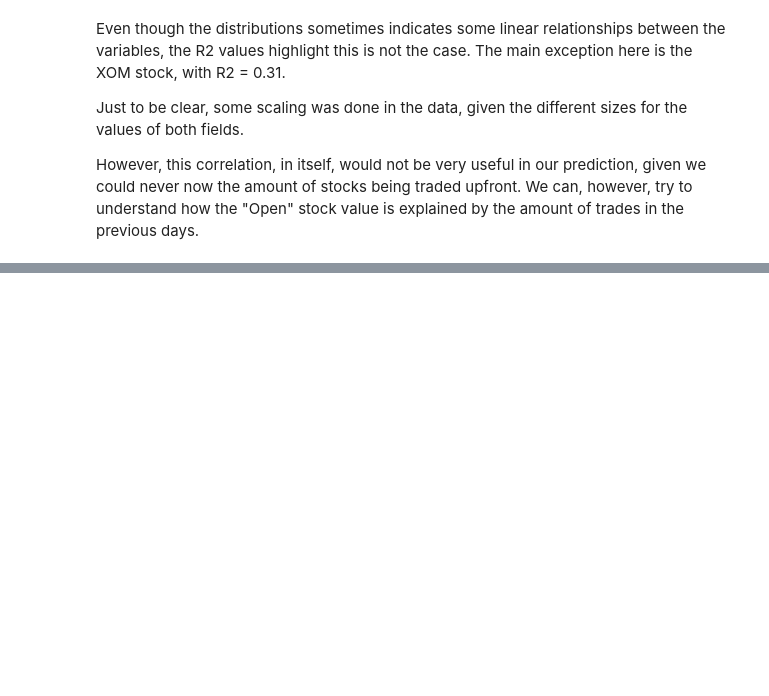
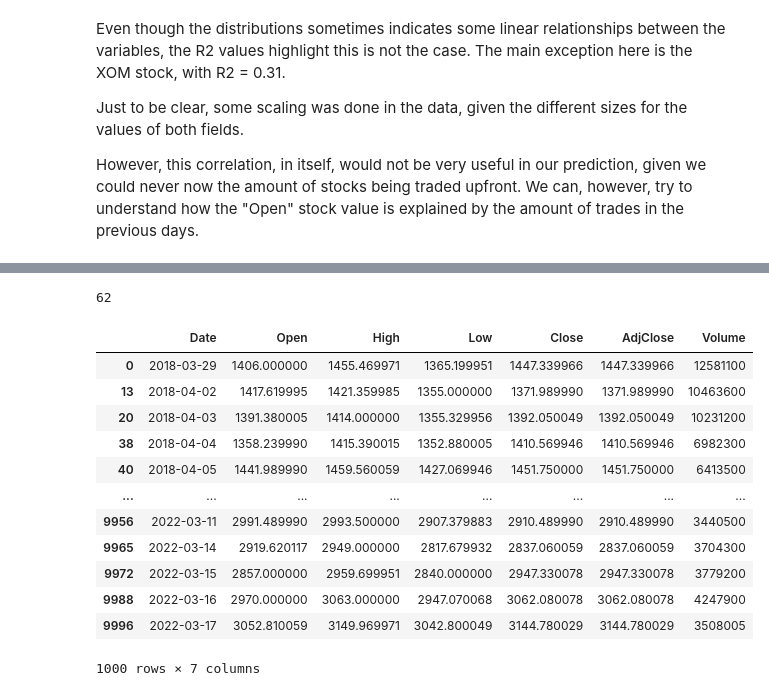
Before and after one commit to epdrumond/stock_prediction_pipeline, a Jupyter notebook: investigating_stock_prices.ipynb, the cells around one changed output, grey strips where cells are left out. Drawn from its saved outputs; the diff is of its cells as text; code cells hidden in the pictures; blank space fills up the shorter version.

```diff
--- a/investigating_stock_prices.ipynb
+++ b/investigating_stock_prices.ipynb
@@ -345,0 +383,20 @@ The "Volume" autocorrelation is not as strong as observed in "Open". For most of
+# %%
+get_lags(stocks_dict['CVS'], 'Open')
+# %% [output]
+62
+# %%
+stocks_dict['CVS']
+# %% [output]
+|  | Date | Open | High | Low | Close | AdjClose | Volume |
+| 0 | 2018-03-29 | 1406.000000 | 1455.469971 | 1365.199951 | 1447.339966 | 1447.339966 | 12581100 |
+| 13 | 2018-04-02 | 1417.619995 | 1421.359985 | 1355.000000 | 1371.989990 | 1371.989990 | 10463600 |
+| 20 | 2018-04-03 | 1391.380005 | 1414.000000 | 1355.329956 | 1392.050049 | 1392.050049 | 10231200 |
+| 38 | 2018-04-04 | 1358.239990 | 1415.390015 | 1352.880005 | 1410.569946 | 1410.569946 | 6982300 |
+| 40 | 2018-04-05 | 1441.989990 | 1459.560059 | 1427.069946 | 1451.750000 | 1451.750000 | 6413500 |
+| ... | ... | ... | ... | ... | ... | ... | ... |
+| 9956 | 2022-03-11 | 2991.489990 | 2993.500000 | 2907.379883 | 2910.489990 | 2910.489990 | 3440500 |
+| 9965 | 2022-03-14 | 2919.620117 | 2949.000000 | 2817.679932 | 2837.060059 | 2837.060059 | 3704300 |
+| 9972 | 2022-03-15 | 2857.000000 | 2959.699951 | 2840.000000 | 2947.330078 | 2947.330078 | 3779200 |
+| 9988 | 2022-03-16 | 2970.000000 | 3063.000000 | 2947.070068 | 3062.080078 | 3062.080078 | 4247900 |
+| 9996 | 2022-03-17 | 3052.810059 | 3149.969971 | 3042.800049 | 3144.780029 | 3144.780029 | 3508005 |
+1000 rows × 7 columns
```
Also changed, not shown: parts of 17 cells of this notebook.
